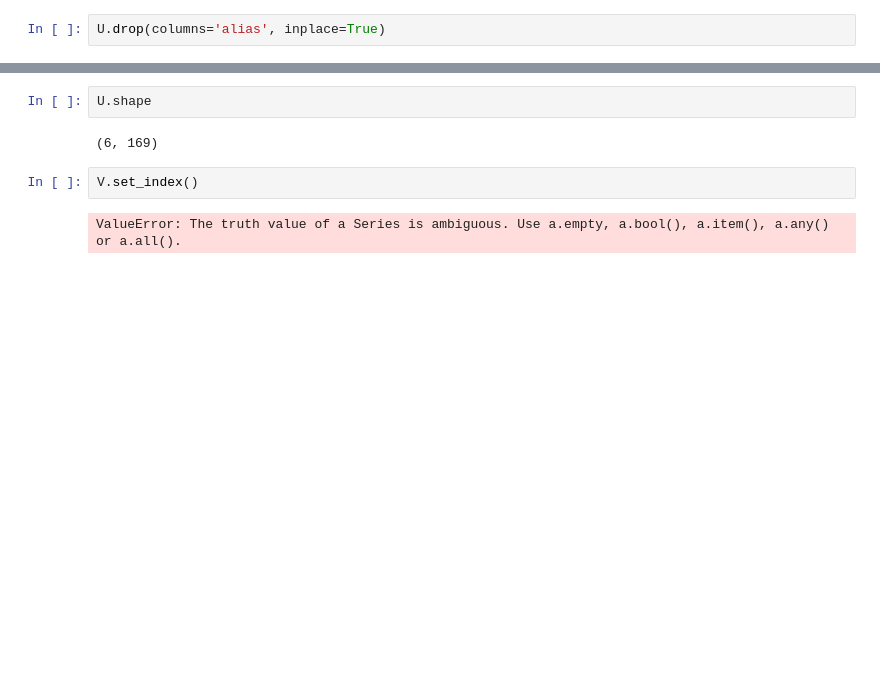
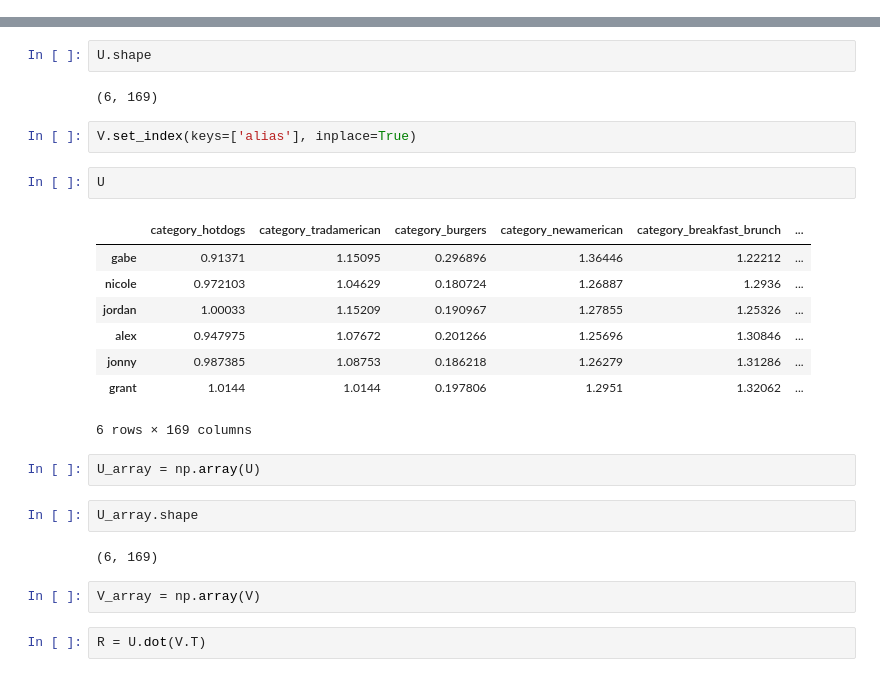
Before and after one commit to Gnishimura/We_Eat, a Jupyter notebook: new_db.ipynb, the cells around one changed output, grey strips where cells are left out. Drawn from its saved outputs; the diff is of its cells as text; blank space fills up the shorter version.

```diff
--- a/new_db.ipynb
+++ b/new_db.ipynb
@@ -499,5 +504,3 @@ jonny_picture_ratings = {'the-pink-door-seattle-4': 5,
 # %%
 U = pd.DataFrame(columns=restaurant_matrix.columns,
                  index=['gabe', 'nicole', 'jordan', 'alex', 'jonny', 'carlo', 'grant'])
-# %%
-U.drop(columns='alias', inplace=True)
@@ -522,6 +535,25 @@ U.shape
 # %% [output]
 (6, 169)
 # %%
-V.set_index()
+V.set_index(keys=['alias'], inplace=True)
-# %% [output]
-ValueError: The truth value of a Series is ambiguous. Use a.empty, a.bool(), a.item(), a.any() or a.all().
+# %%
+U
+# %% [output]
+|  | category_hotdogs | category_tradamerican | category_burgers | category_newamerican | category_breakfast_brunch | ... |
+| gabe | 0.91371 | 1.15095 | 0.296896 | 1.36446 | 1.22212 | ... |
+| nicole | 0.972103 | 1.04629 | 0.180724 | 1.26887 | 1.2936 | ... |
+| jordan | 1.00033 | 1.15209 | 0.190967 | 1.27855 | 1.25326 | ... |
+| alex | 0.947975 | 1.07672 | 0.201266 | 1.25696 | 1.30846 | ... |
+| jonny | 0.987385 | 1.08753 | 0.186218 | 1.26279 | 1.31286 | ... |
+| grant | 1.0144 | 1.0144 | 0.197806 | 1.2951 | 1.32062 | ... |
+6 rows × 169 columns
+# %%
+U_array = np.array(U)
+# %%
+U_array.shape
+# %% [output]
+(6, 169)
+# %%
+V_array = np.array(V)
+# %%
+R = U.dot(V.T)
```
Also changed, not shown: parts of 24 cells of this notebook, 1 other file.
